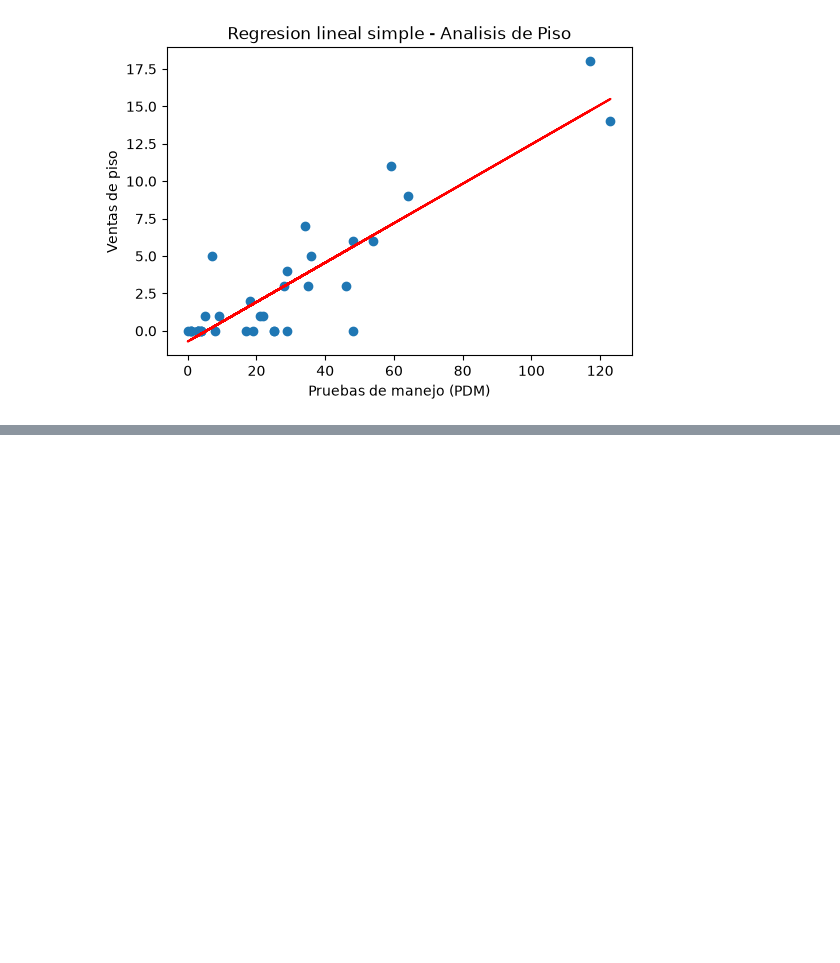
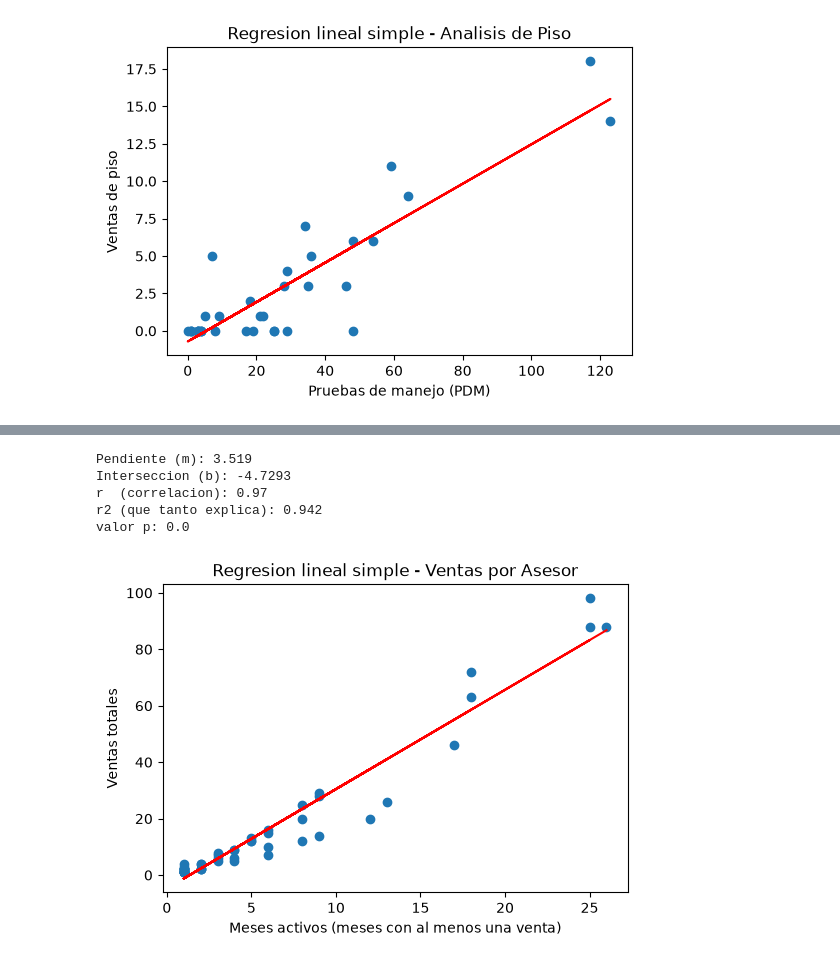
Before and after one commit to a01739757-netizen/Regresi-n-Lineal-Simple, a Jupyter notebook: Actividad 5.2/Actividad 5.2.ipynb, the cells around one changed output, grey strips where cells are left out. Cells and saved outputs as stored; diff of their text form; code cells hidden in the pictures; blank space fills up the shorter version.

```diff
--- a/Actividad 5.2/Actividad 5.2.ipynb
+++ b/Actividad 5.2/Actividad 5.2.ipynb
@@ -284,0 +412,25 @@ valor p: 0.0
+# %%
+x3 = ventas["Meses_Activos"]
+y3 = ventas["Ventas_Totales"]
+
+modelo3 = linregress(x3, y3)
+print("Pendiente (m):", round(modelo3.slope, 4))
+print("Interseccion (b):", round(modelo3.intercept, 4))
+print("r  (correlacion):", round(modelo3.rvalue, 3))
+print("r2 (que tanto explica):", round(modelo3.rvalue ** 2, 3))
+print("valor p:", round(modelo3.pvalue, 6))
+
+plt.figure(figsize=(6, 4))
+plt.scatter(x3, y3)
+plt.plot(x3, modelo3.intercept + modelo3.slope * x3, color="red")
+plt.xlabel("Meses activos (meses con al menos una venta)")
+plt.ylabel("Ventas totales")
+plt.title("Regresion lineal simple - Ventas por Asesor")
+plt.show()
+# %% [output]
+Pendiente (m): 3.519
+Interseccion (b): -4.7293
+r  (correlacion): 0.97
+r2 (que tanto explica): 0.942
+valor p: 0.0
+[figure, added]
```
Also changed, not shown: parts of 8 cells of this notebook, 1 other file.
